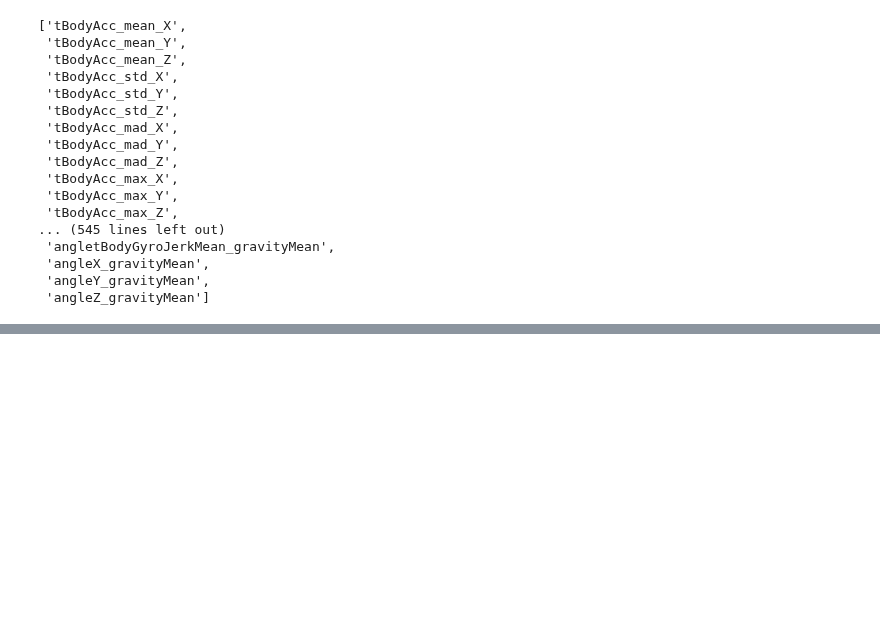
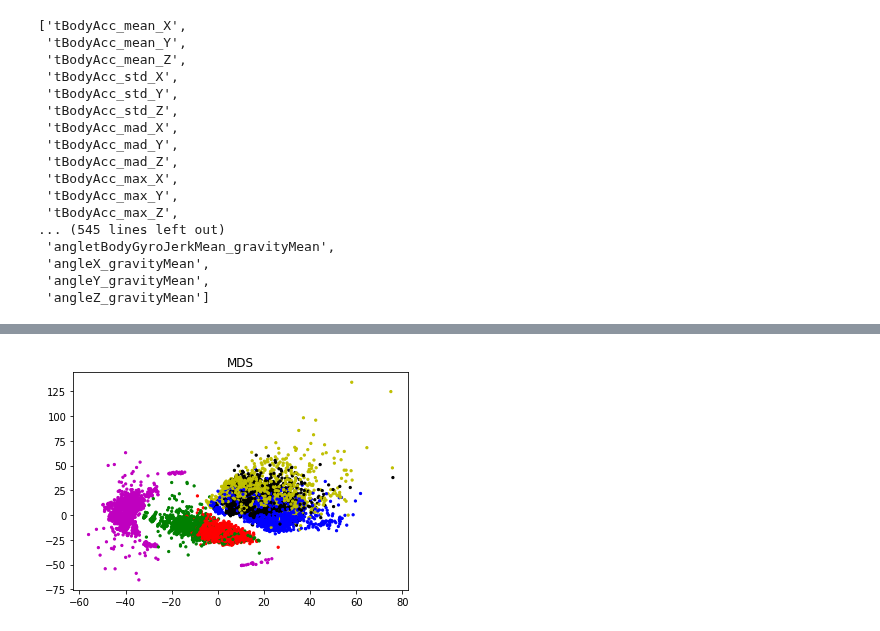
Before and after one commit to Hodapp87/yazabi-tensorflow-classification-test, a Jupyter notebook: Yazabi - TensorFlow skills test (classification).ipynb, the cells around one changed output, grey strips where cells are left out. Saved outputs shown, nothing was run; the diff lists cells and outputs as text; code cells hidden in the pictures; blank space fills up the shorter version.

Commit message:
Added some plots from manifold learning

```diff
--- a/Yazabi - TensorFlow skills test (classification).ipynb
+++ b/Yazabi - TensorFlow skills test (classification).ipynb
@@ -77,0 +87,8 @@ test_X_accZ = read_accel("z", "test")
+# %%
+train_X = pd.concat([train_X_summary] + train_accels, axis=1)
+test_X  = pd.concat([test_X_summary]  + test_accels,  axis=1)
+# %%
+# Standardize to unit variance & zero mean:
+ss = sklearn.preprocessing.StandardScaler()
+train_X.iloc[:, :] = ss.fit_transform(train_X)
+test_X.iloc[:, :] = ss.transform(test_X)
@@ -77,0 +113,18 @@ test_X_accZ = read_accel("z", "test")
+# %%
+def plot_embedding(embed, labels=train_y):
+    cmap = matplotlib.colors.ListedColormap(['k','b','y','g','r','m'])
+    plt.scatter(
+        embed[:,0], embed[:,1], s=5,
+        c=labels,
+        cmap=cmap
+    )
+    plt.show()
+# %%
+mds_model_fname = "train_mds.pkl"
+if os.path.isfile(mds_model_fname):
+    embed_mds = sklearn.externals.joblib.load(mds_model_fname)
+else:
+    # This takes a few minutes to run fully:
+    mds = sklearn.manifold.MDS(n_components=2)
+    embed_mds = mds.fit_transform(train_X)
+    sklearn.externals.joblib.dump(embed_mds, mds_model_fname)
@@ -77,0 +139,5 @@ test_X_accZ = read_accel("z", "test")
+# %%
+plt.title("MDS")
+plot_embedding(embed_mds)
+# %% [output]
+[figure, added]
```
Also changed, not shown: parts of 18 cells of this notebook, 1 other file.
